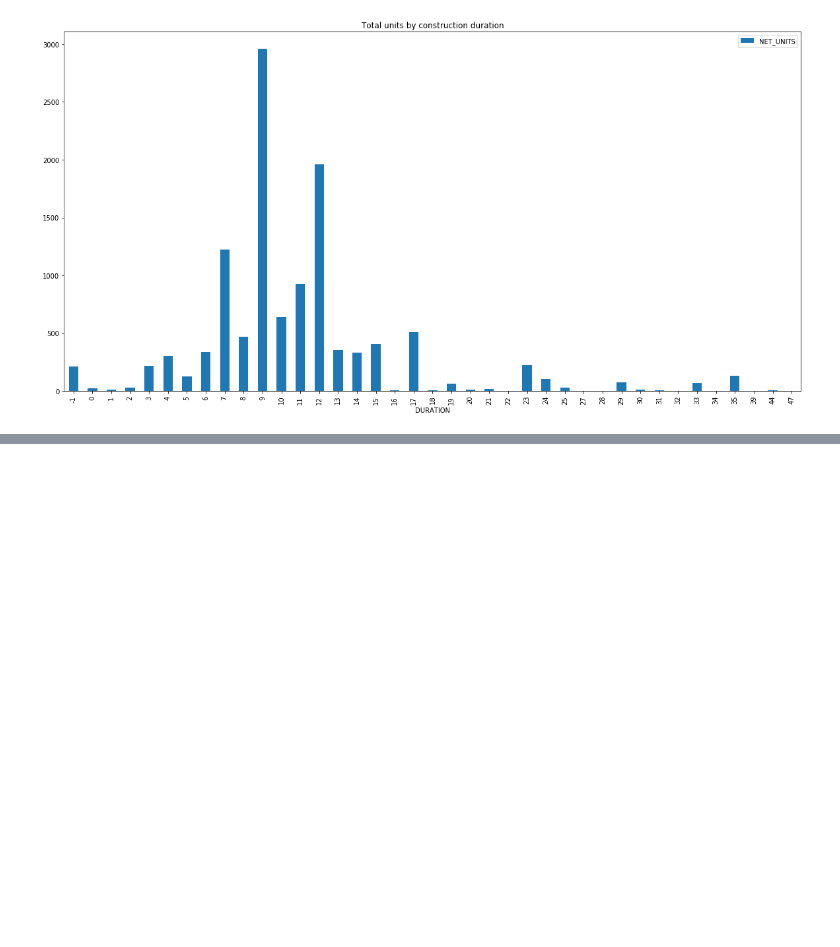
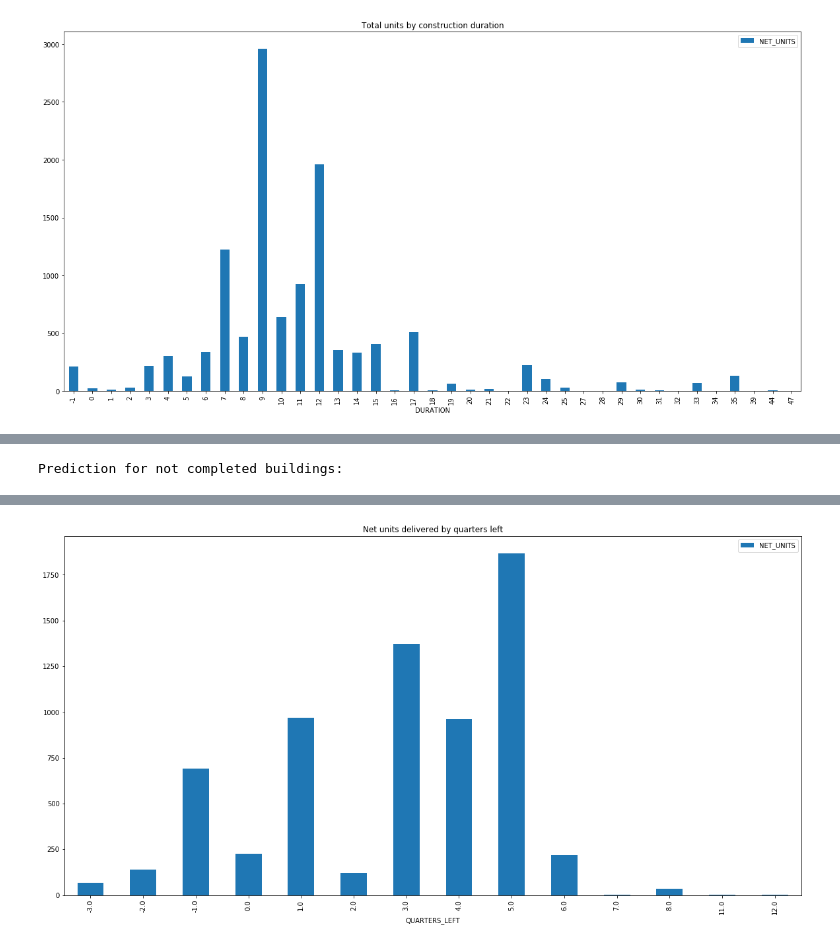
Before and after one commit to openland/statecraft-projects, a Jupyter notebook: housing_pipeline.ipynb, the cells around one changed output, grey strips where cells are left out. Cells and saved outputs as stored; diff of their text form; code cells hidden in the pictures; blank space fills up the shorter version.

Commit message:
Notebook cleanup & reasonable results

```diff
--- a/housing_pipeline.ipynb
+++ b/housing_pipeline.ipynb
@@ -242,3 +148,0 @@ incomplete[columns_to_show + ['QUARTERS_LEFT']].sort_values(by=['NET_UNITS'],asc
-# %%
-grouped = incomplete.sort_values(['NET_UNITS']).groupby(['QUARTERS_LEFT']).sum()
-grouped.plot(y = 'NET_UNITS', kind = "bar", figsize=(20,10), title="Net units delivered by quarters left")
@@ -247,0 +149,37 @@ grouped.plot(y = 'NET_UNITS', kind = "bar", figsize=(20,10), title="Net units de
+# %%
+X_train, X_val, y_train, y_val = train_test_split(
+    complete,
+    complete['DURATION'],
+    test_size=0.3)
+
+def train(model):
+    return model.fit(X_train[['UNITS', 'PERMIT_DATE_YEAR', 'PERMIT_DATE_QUARTER']], y_train)
+
+def validate(model):
+    print("Validation on historical data:")
+    y_val_predicted = model.predict(X_val[['UNITS', 'PERMIT_DATE_YEAR', 'PERMIT_DATE_QUARTER']])
+    X_val['DURATION_PREDICTED'] = np.ceil(y_val_predicted)
+
+    # prediction error
+    print("Mean squared error: %.2f" % mean_squared_error(y_val, y_val_predicted))
+    display(X_val[columns_to_show].sort_values(by=['NET_UNITS'],ascending=False).head(15))
+
+def predict_with_model(model):
+    print("Prediction for not completed buildings:")
+    duration_predicted = model.predict(incomplete[['UNITS', 'PERMIT_DATE_YEAR', 'PERMIT_DATE_QUARTER']])
+    result['DURATION_PREDICTED'] = np.ceil(duration_predicted)
+    result['QUARTERS_LEFT'] = result['DURATION_PREDICTED'] - result['DURATION']
+
+    prediction = result[columns_to_show + ['QUARTERS_LEFT']].sort_values(by=['NET_UNITS'],ascending=False)
+    prediction.to_csv("data_complete/predictions.csv")
+
+    grouped = prediction.sort_values(['NET_UNITS']).groupby(['QUARTERS_LEFT']).sum()
+    grouped.plot(y = 'NET_UNITS', kind = "bar", figsize=(20,10), title="Net units delivered by quarters left")
+
+    display(prediction.head(30))
+# %%
+# with random forest
+
+model = train(RandomForestRegressor(n_estimators=8, max_depth=6, criterion="mse", min_samples_split=6))
+print('Feature importances: \n', model.feature_importances_)
+validate(model)
@@ -247,0 +208,4 @@ grouped.plot(y = 'NET_UNITS', kind = "bar", figsize=(20,10), title="Net units de
+# %%
+predict_with_model(model)
+# %% [output]
+Prediction for not completed buildings:
@@ -247,0 +230 @@ grouped.plot(y = 'NET_UNITS', kind = "bar", figsize=(20,10), title="Net units de
+[figure, added]
```
Also changed, not shown: parts of 13 cells of this notebook, 1 other file.
